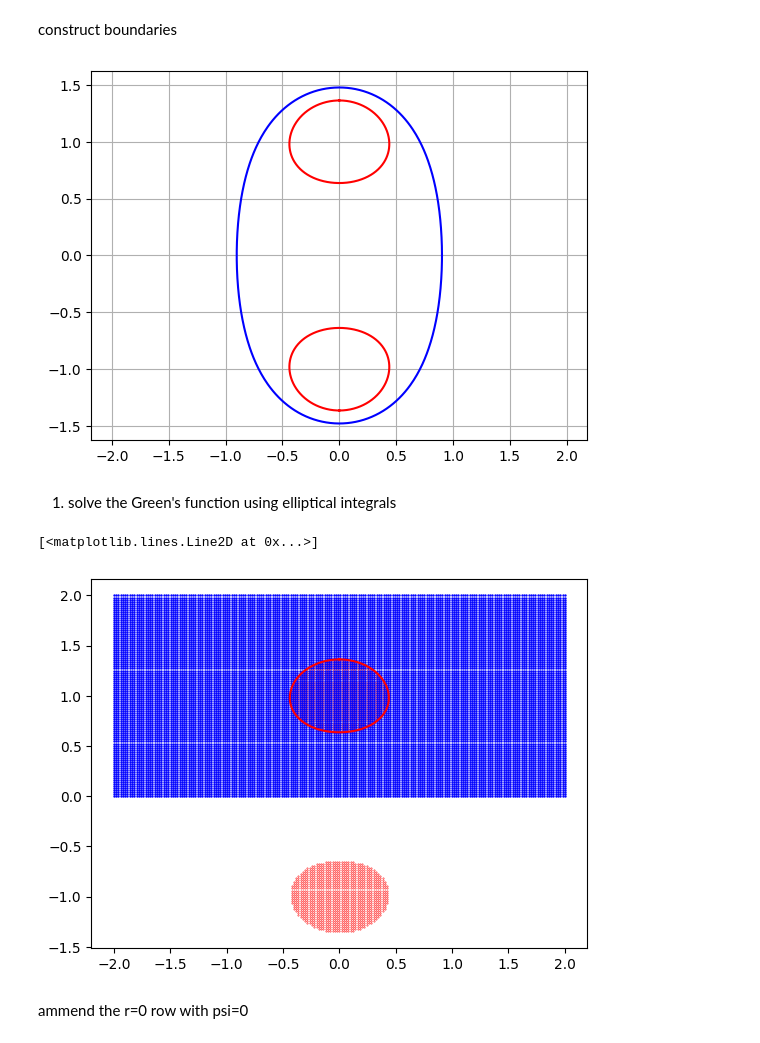
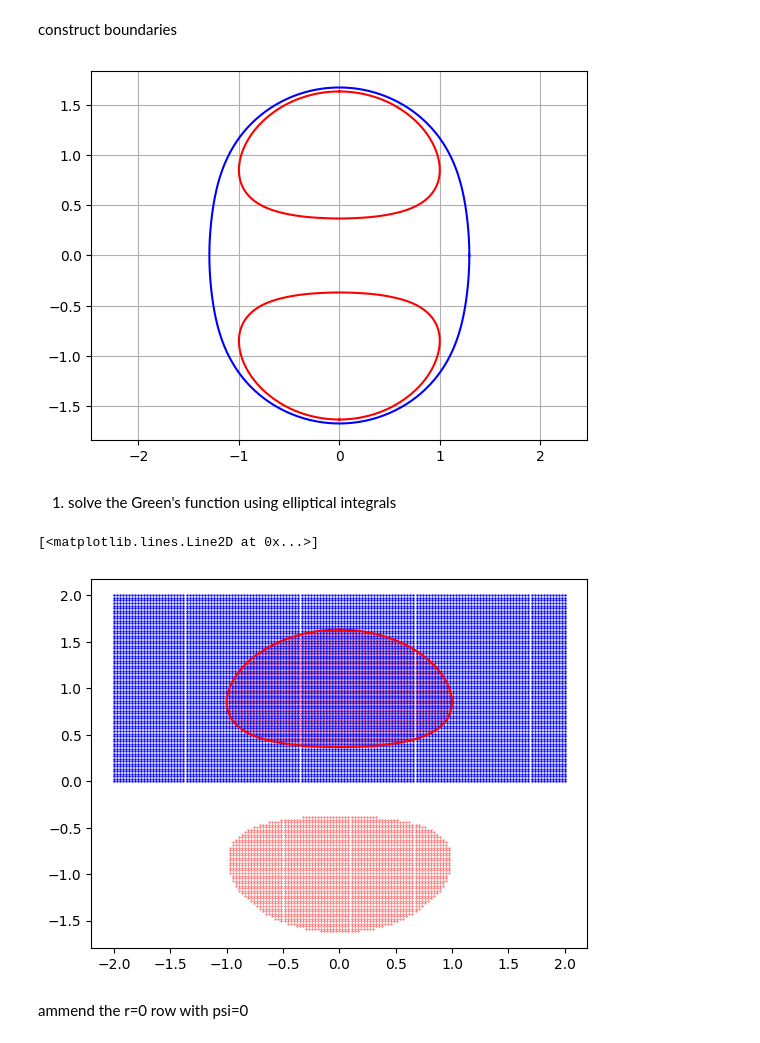
Before and after one commit to zhizhiL/norbury_rings, a Jupyter notebook: norbury_family.ipynb, the cells around one changed output. Cells and saved outputs as stored; diff of their text form; code cells hidden in the pictures.

```diff
--- a/norbury_family.ipynb
+++ b/norbury_family.ipynb
@@ -8,17 +8,17 @@ from matplotlib.path import Path
 # %% [markdown]
 Numerical Values from tables in Norbury1973
 # %%
-# alpha = 0.8
-# an = np.array([0.7888, -0.0354, -0.1761, 0.0504, 0.0178, -0.0184, 0.0035, 0.0035, -0.0027, 0.0003, 0.0008, -0.0005])
-# A2n = np.array([1.4926, -0.1922, -0.0119, 0.0029, 0.0016, 0.0002])
-# k = 0.047
-# W_norbury = 0.4428
+alpha = 0.8
+an = np.array([0.7888, -0.0354, -0.1761, 0.0504, 0.0178, -0.0184, 0.0035, 0.0035, -0.0027, 0.0003, 0.0008, -0.0005])
+A2n = np.array([1.4926, -0.1922, -0.0119, 0.0029, 0.0016, 0.0002])
+k = 0.047
+W_norbury = 0.4428
 
-alpha = 0.4
-an = np.array([0.3991, -0.005, -0.0379, 0.0059, 0.0018, -0.0009, .0001, 0.0001])
-A2n = np.array([1.1574, -0.288, 0.034, 0.0002, -0.0015, 0.0004])
-k = 0.2085
-W_norbury = 0.6586
+# alpha = 0.4
+# an = np.array([0.3991, -0.005, -0.0379, 0.0059, 0.0018, -0.0009, .0001, 0.0001])
+# A2n = np.array([1.1574, -0.288, 0.034, 0.0002, -0.0015, 0.0004])
+# k = 0.2085
+# W_norbury = 0.6586
 
 # alpha = np.sqrt(2)
 # an = np.array([1.37, -0.1283, -0.4276, 0.2129, 0.0285, -0.1099, 0.0643, 0.014, -0.0508, 0.0313, 0.0098, -0.0307, 0.0184, 0.0079, -0.0212, 0.0121, 0.0068, -0.016])
@@ -51,39 +51,38 @@ plt.axis('equal')
 plt.grid(True)
 
 geometry = np.vstack((x_core, y_core, y_core_lower, x_ring, y_ring)).T
-np.save('velocity_results/alpha04_2D_geometry.npy', geometry)
 # %% [output]
-[figure, old version]
+[figure, new version]
 # %% [markdown]
 1. solve the Green's function using elliptical integrals
 # %%
 # x, y are the coordinates for computing stream function
-x, y = np.linspace(-2, 2, 200), np.linspace(.000001, 2, 100)
+x, y = np.linspace(-2, 2, 150), np.linspace(.001, 2, 75)
 X, Y = np.meshgrid(x, y)
 
 
 # x_int, y_int are the coordinates for integration (inside the core)
-x_int, y_int = np.linspace(-2, 2, 199), np.linspace(0.000001, 2, 99)
+x_int, y_int = np.linspace(-2, 2, 149), np.linspace(0.001, 2, 74)
 X_int, Y_int = np.meshgrid(x_int, y_int)
 int_points = np.vstack([X_int.ravel(), Y_int.ravel()]).T
 dx_int, dy_int = np.diff(x_int)[0], np.diff(y_int)[0]
 
 # collect all the points inside the core, where vorticity is non-zero
 # first, consider only the upper core (y > 0) to avoid invalid numerical values
 upper_core = Path(np.vstack([x_core, y_core]).T).contains_points(int_points)
 upper_points = int_points[upper_core]
 
 mirror_points = np.copy(upper_points)
 mirror_points[:, 1] = -mirror_points[:, 1]
 
 inside_points = np.vstack([upper_points, mirror_points])
 
 plt.scatter(inside_points[:, 0], inside_points[:, 1], c='r', s=0.1)
 plt.scatter(X, Y, c='b', s=0.5)
 plt.plot(x_core, y_core, c='r')
 # %% [output]
 [<matplotlib.lines.Line2D at 0x...>]
-[figure, old version]
+[figure, new version]
 # %%
 r_test = Y.flatten()
 x_test = X.flatten()
```
Also changed, not shown: parts of 4 cells of this notebook, 22 other files.
